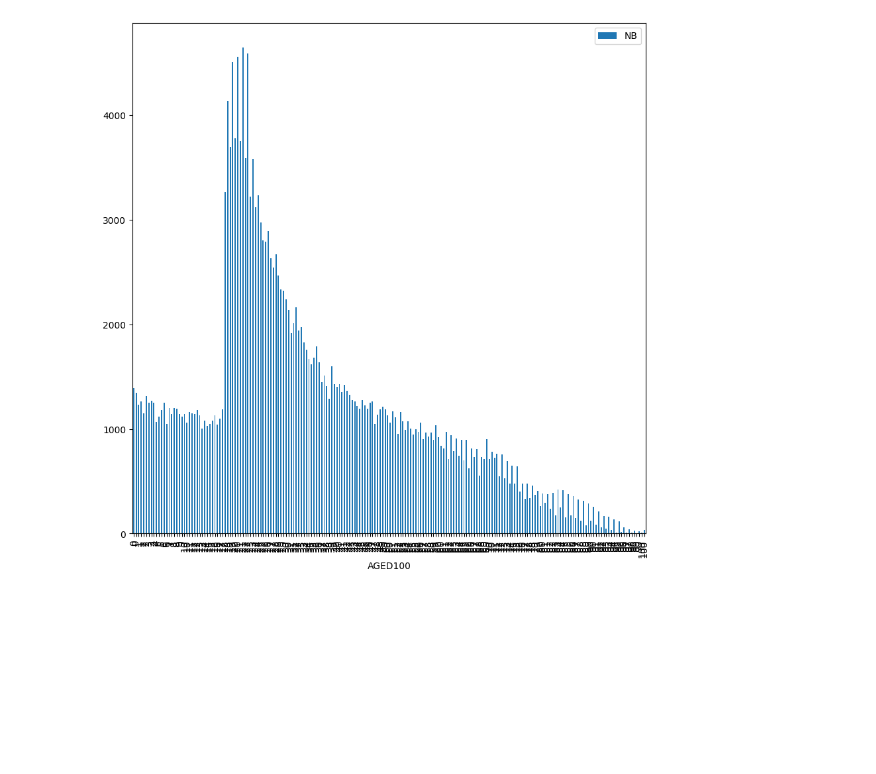
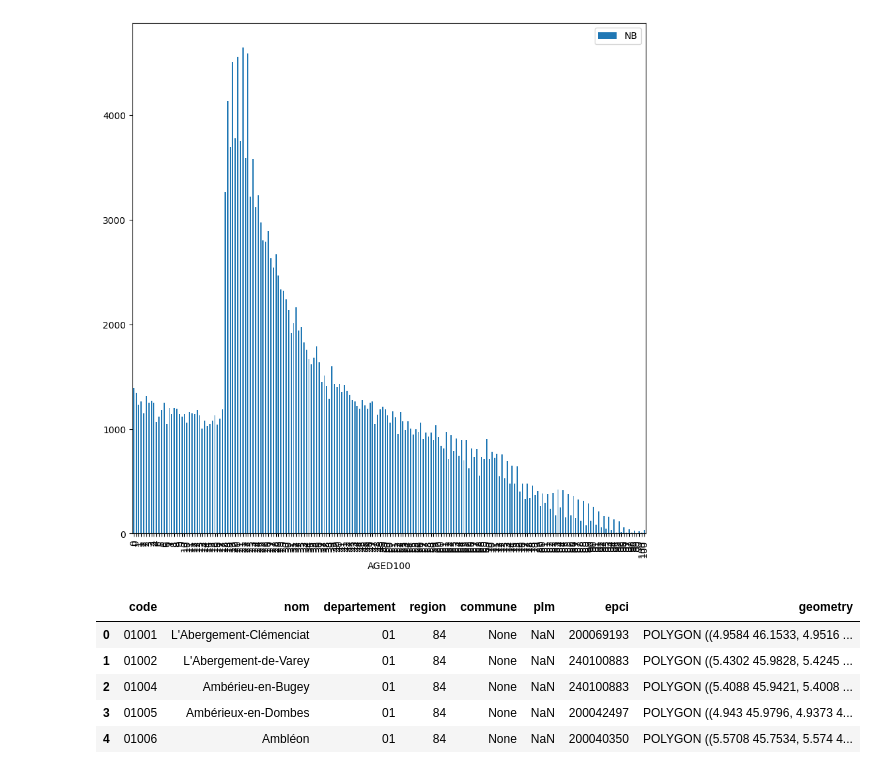
Before and after one commit to yzpt/react-vector-tiles-demographics, a Jupyter notebook: 1.0.extract.ipynb, the cells around one changed output. Cells and saved outputs as stored; diff of their text form; code cells hidden in the pictures; blank space fills up the shorter version.

```diff
--- a/1.0.extract.ipynb
+++ b/1.0.extract.ipynb
@@ -101,0 +109,10 @@ plt.show()
+# %%
+gdf = gpd.read_file('data/'+files[-3])
+gdf.head()
+# %% [output]
+|  | code | nom | departement | region | commune | plm | epci | geometry |
+| 0 | 01001 | L'Abergement-Clémenciat | 01 | 84 | None | NaN | 200069193 | POLYGON ((4.9584 46.1533, 4.9516 ... |
+| 1 | 01002 | L'Abergement-de-Varey | 01 | 84 | None | NaN | 240100883 | POLYGON ((5.4302 45.9828, 5.4245 ... |
+| 2 | 01004 | Ambérieu-en-Bugey | 01 | 84 | None | NaN | 240100883 | POLYGON ((5.4088 45.9421, 5.4008 ... |
+| 3 | 01005 | Ambérieux-en-Dombes | 01 | 84 | None | NaN | 200042497 | POLYGON ((4.943 45.9796, 4.9373 4... |
+| 4 | 01006 | Ambléon | 01 | 84 | None | NaN | 200040350 | POLYGON ((5.5708 45.7534, 5.574 4... |
```
Also changed, not shown: parts of 9 cells of this notebook, 4 other files.
